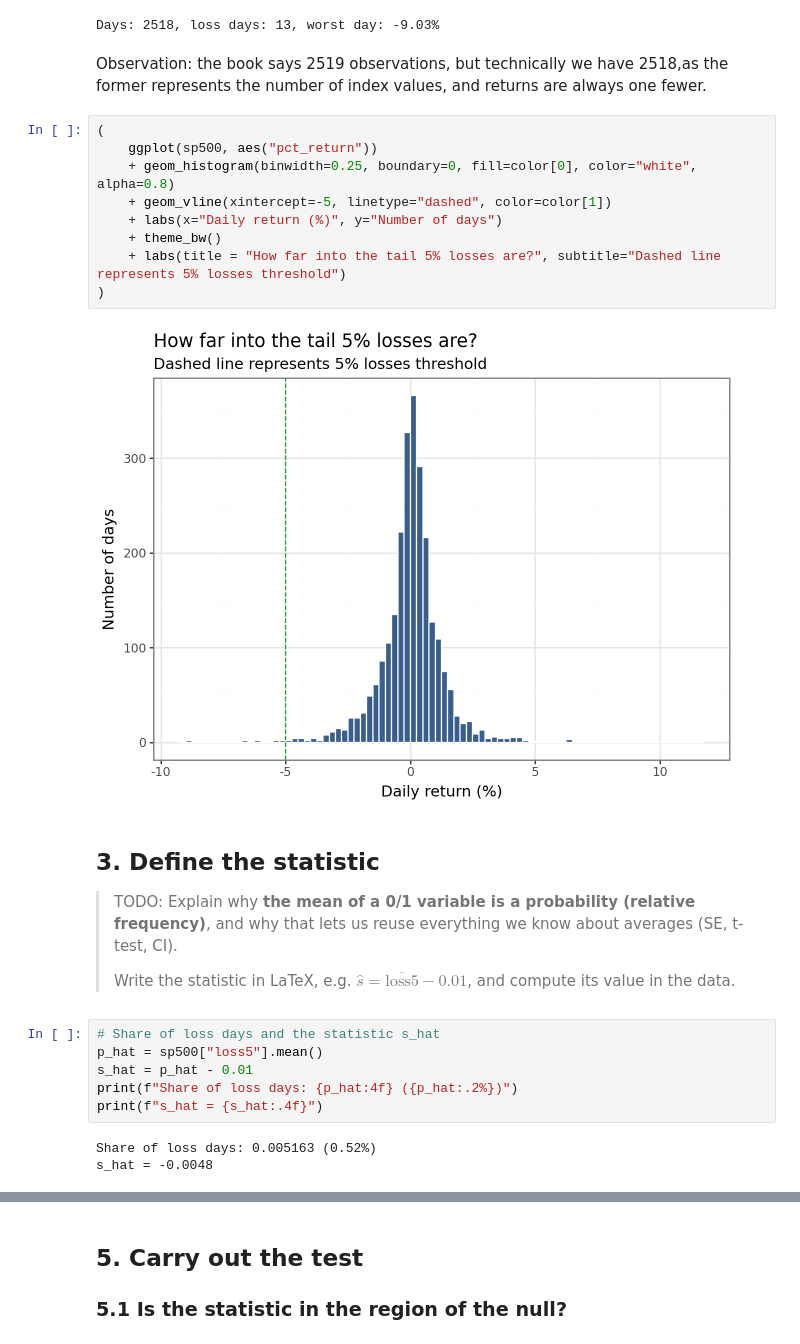
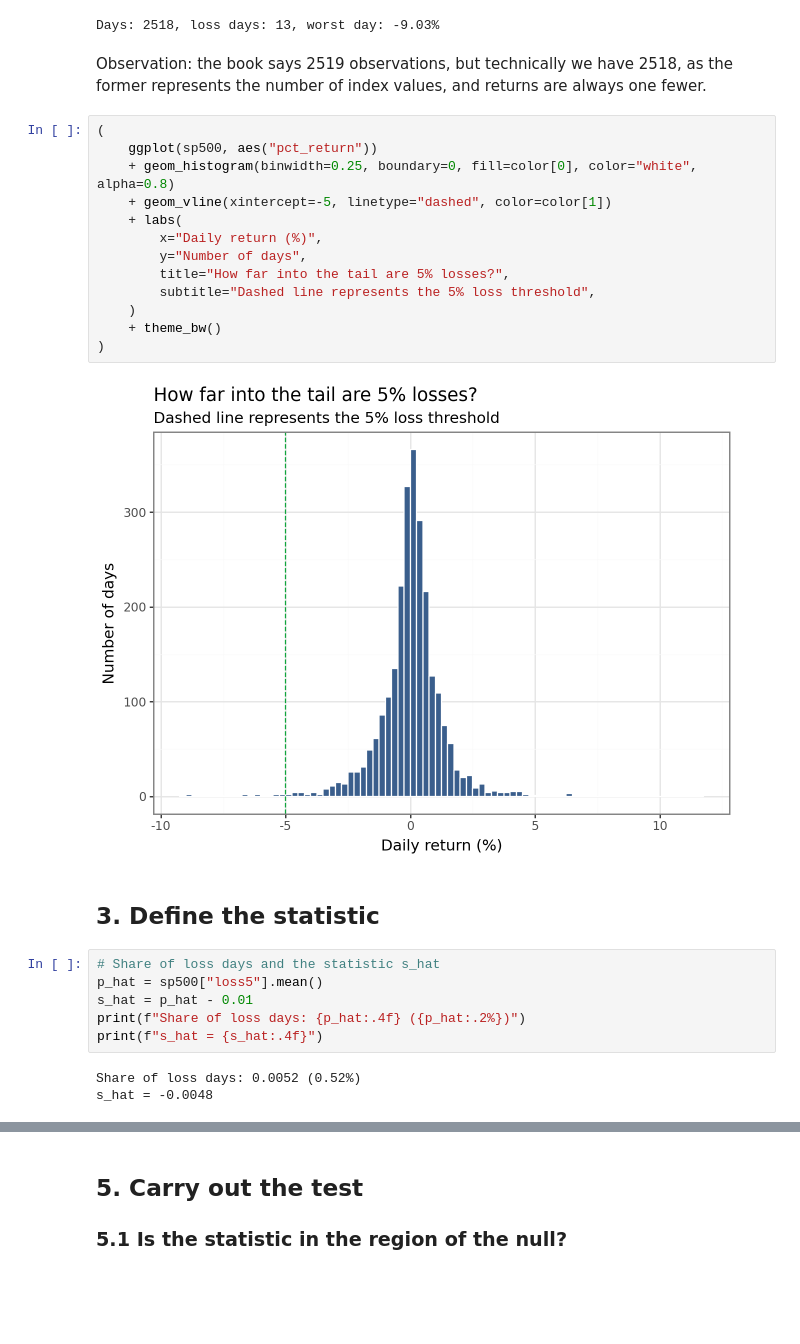
Before and after one commit to felipesebben/bk_data_analysis_studies, a Jupyter notebook: chapters/ch06-testing_hypotheses/case_studies/stock_market_loss_test/ch06-stock_market_loss_test.ipynb, the cells around one changed output, grey strips where cells are left out. Saved outputs shown, nothing was run; the diff lists cells and outputs as text; blank space fills up the shorter version.

```diff
--- a/chapters/ch06-testing_hypotheses/case_studies/stock_market_loss_test/ch06-stock_market_loss_test.ipynb
+++ b/chapters/ch06-testing_hypotheses/case_studies/stock_market_loss_test/ch06-stock_market_loss_test.ipynb
@@ -96,31 +89,32 @@ print(f"Days: {n}, loss days: {n_losses}, worst day: {sp500['pct_return'].min():
 # %% [output]
 Days: 2518, loss days: 13, worst day: -9.03%
 # %% [markdown]
-Observation: the book says 2519 observations, but technically we have 2518,as the former represents the number of index values, and returns are always one fewer.
+Observation: the book says 2519 observations, but technically we have 2518, as the former represents the number of index values, and returns are always one fewer.
 # %%
 (
     ggplot(sp500, aes("pct_return"))
     + geom_histogram(binwidth=0.25, boundary=0, fill=color[0], color="white", alpha=0.8)
     + geom_vline(xintercept=-5, linetype="dashed", color=color[1])
-    + labs(x="Daily return (%)", y="Number of days")
+    + labs(
+        x="Daily return (%)",
+        y="Number of days",
+        title="How far into the tail are 5% losses?",
+        subtitle="Dashed line represents the 5% loss threshold",
+    )
     + theme_bw()
-    + labs(title = "How far into the tail 5% losses are?", subtitle="Dashed line represents 5% losses threshold")
 )
 # %% [output]
-[figure, old version]
+[figure, new version]
 # %% [markdown]
 ## 3. Define the statistic ##
-> TODO: Explain why **the mean of a 0/1 variable is a probability (relative frequency)**, and why that lets us reuse everything we know about averages (SE, t-test, CI).
->
-> Write the statistic in LaTeX, e.g. $\hat{s} = \overline{\text{loss5}} - 0.01$, and compute its value in the data.
 # %%
 # Share of loss days and the statistic s_hat
 p_hat = sp500["loss5"].mean()
 s_hat = p_hat - 0.01
-print(f"Share of loss days: {p_hat:4f} ({p_hat:.2%})")
+print(f"Share of loss days: {p_hat:.4f} ({p_hat:.2%})")
 print(f"s_hat = {s_hat:.4f}")
 # %% [output]
-Share of loss days: 0.005163 (0.52%)
+Share of loss days: 0.0052 (0.52%)
 s_hat = -0.0048
 # %% [markdown]
 
```
Also changed, not shown: parts of 18 cells of this notebook.
